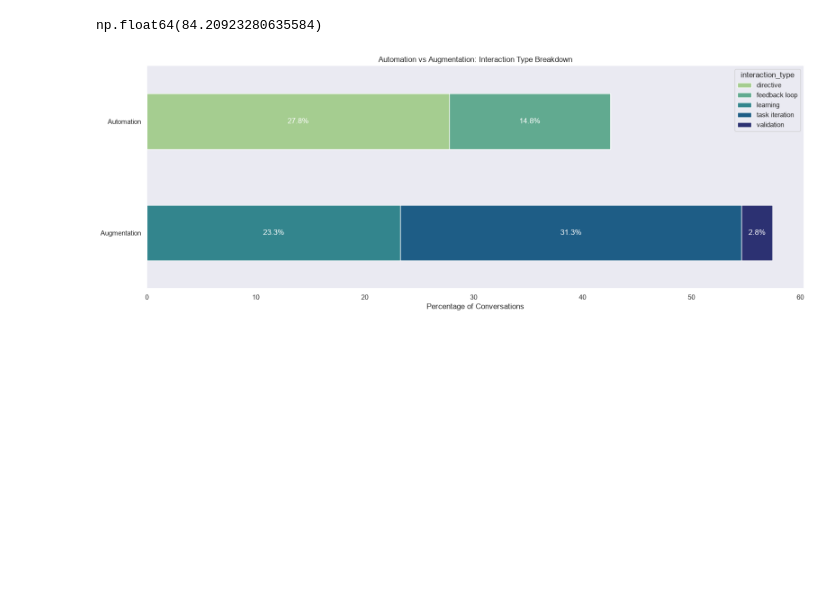
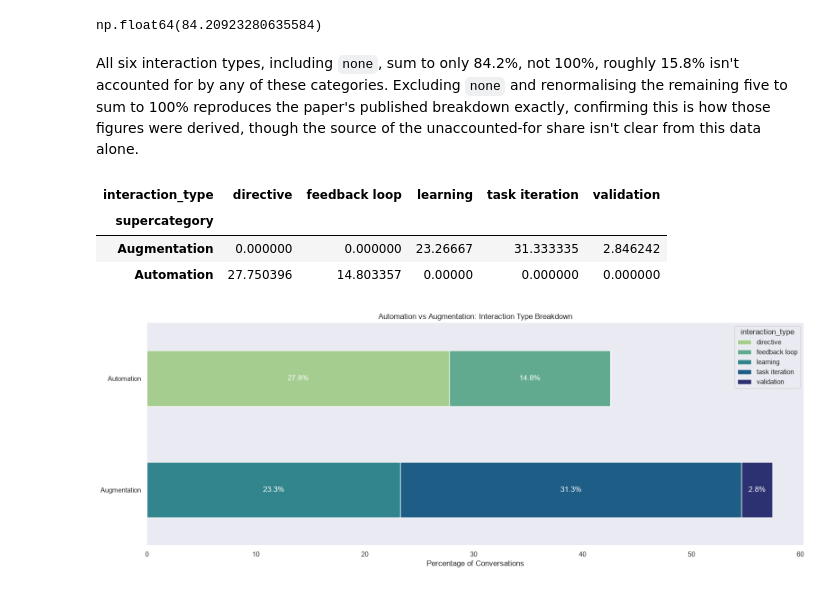
Before and after one commit to zaki-rogers/ai-labour-market-exposure, a Jupyter notebook: eda.ipynb, the cells around one changed output. Saved outputs shown, nothing was run; the diff lists cells and outputs as text; code cells hidden in the pictures; blank space fills up the shorter version.

```diff
--- a/eda.ipynb
+++ b/eda.ipynb
@@ -628,3 +547,5 @@ automation_vs_augmentation
 automation_vs_augmentation["pct"].sum()
 # %% [output]
 np.float64(84.20923280635584)
+# %% [markdown]
+All six interaction types, including `none`, sum to only 84.2%, not 100%, roughly 15.8% isn't accounted for by any of these categories. Excluding `none` and renormalising the remaining five to sum to 100% reproduces the paper's published breakdown exactly, confirming this is how those figures were derived, though the source of the unaccounted-for share isn't clear from this data alone.
@@ -631 +569,8 @@ np.float64(84.20923280635584)
+# %%
+pivot_df
+# %% [output]
+| interaction_type | directive | feedback loop | learning | task iteration | validation |
+| supercategory |  |  |  |  |  |
+| Augmentation | 0.000000 | 0.000000 | 23.26667 | 31.333335 | 2.846242 |
+| Automation | 27.750396 | 14.803357 | 0.00000 | 0.000000 | 0.000000 |
 # %%
```
Also changed, not shown: parts of 55 cells of this notebook.
